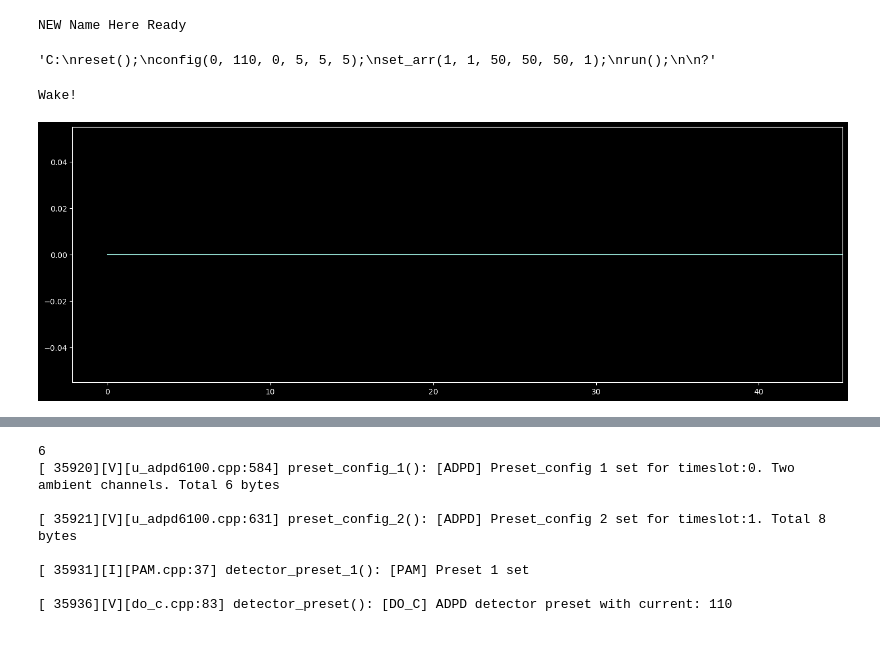
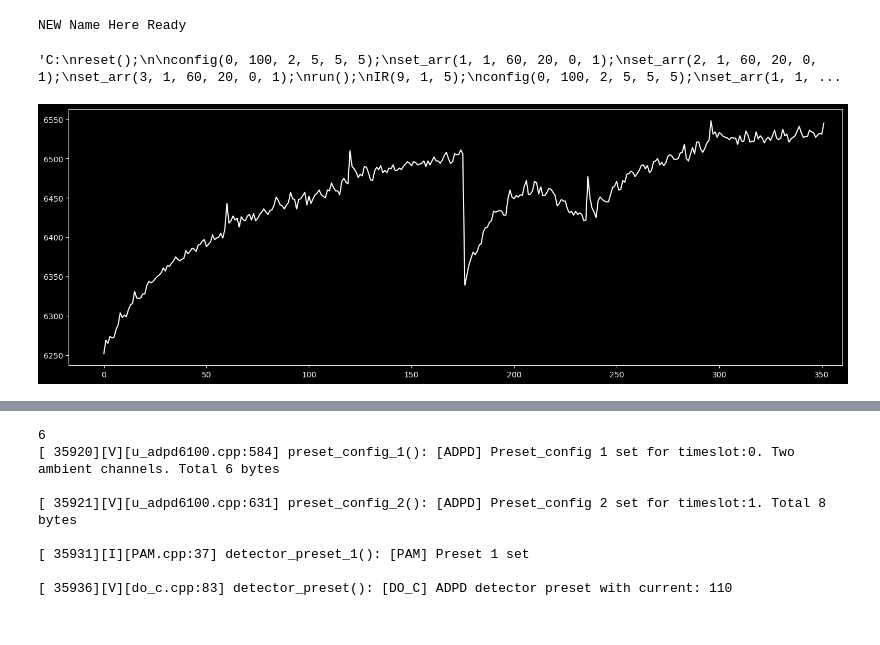
Before and after one commit to Jan-IngenHousz-Institute/ambit, a Jupyter notebook: sender.ipynb, the cells around one changed output, grey strips where cells are left out. Drawn from its saved outputs; the diff is of its cells as text; code cells hidden in the pictures.

```diff
--- a/sender.ipynb
+++ b/sender.ipynb
@@ -13,61 +13,66 @@ with serial.Serial("COM4", 115200, rtscts=False) as ser:
     print(l)
 # %% [output]
 NEW Name Here Ready
-# %%
-cmd = '''
-reset();
-config(0, 110, 0, 5, 5, 5);
-set_arr(1, 1, 50, 50, 50, 1);
-run();
-
-'''
-
-cmd_str = "C:" + cmd + "?"
-cmd_str
-# %% [output]
-'C:\nreset();\nconfig(0, 110, 0, 5, 5, 5);\nset_arr(1, 1, 50, 50, 50, 1);\nrun();\n\n?'
+# %%
+cmd = '''
+reset();
+
+config(0, 100, 2, 5, 5, 5);
+set_arr(1, 1, 60, 20, 0, 1);
+set_arr(2, 1, 60, 20, 0, 1);
+set_arr(3, 1, 60, 20, 0, 1);
+run();
+IR(9, 1, 5);
+config(0, 100, 2, 5, 5, 5);
+set_arr(1, 1, 60, 20, 0, 1);
+run();
+'''
+
+cmd_str = "C:" + cmd + "?"
+cmd_str
+# %% [output]
+'C:\nreset();\n\nconfig(0, 100, 2, 5, 5, 5);\nset_arr(1, 1, 60, 20, 0, 1);\nset_arr(2, 1, 60, 20, 0, 1);\nset_arr(3, 1, 60, 20, 0, 1);\nrun();\nIR(9, 1, 5);\nconfig(0, 100, 2, 5, 5, 5);\nset_arr(1, 1, ...
 # %%
 fig, ax = plt.subplots(1, 1, figsize = (18, 6))
-line = ax.plot([])[0]
+line = ax.plot([], 'w-')[0]
 outputs = ""
-with serial.Serial("COM4", 115200) as ser:
+with serial.Serial("COM31", 115200) as ser:
     start_timer = time.time()
     ser.write(cmd_str.encode())
     arr = []
     last_update_time,  last_update_length = 0, 0
 
-    while (time.time() - start_timer < 1):
+    while (time.time() - start_timer < 2):
         if ser.in_waiting > 2:
             start_timer = time.time()
             l = ser.readline().decode().strip()
             if l[0] == '[':
                 outputs += l + "\n"
             elif l[0].isdigit() and l[-1].isdigit():
                 if l.count(',') == 3:
                     _arr = np.fromstring(l, sep = ',', dtype=int).tolist()
                     arr.append(_arr)
                 else:
                     print(l)
             else:
                 print(l)
         else:
             if (len(arr) - last_update_length > 1) and (time.time() - last_update_time > .01):
                 plot_arr = np.array(arr)
                 line.set_data(np.arange(plot_arr.shape[0]), plot_arr[:, 0])
                 ax.autoscale_view(True, True)
                 ax.relim()
 
                 last_update_length = len(arr)
                 last_update_time = time.time()
                 display(fig)
                 clear_output(wait=True)
 
                 plt.pause(0.0001)
             else:
                 time.sleep(0.2)
 
 
 plt.show()
 # %% [output]
-Wake!
-[figure, old version]
+[figure, new version]
```
Also changed, not shown: parts of 2 cells of this notebook, 7 other files.
